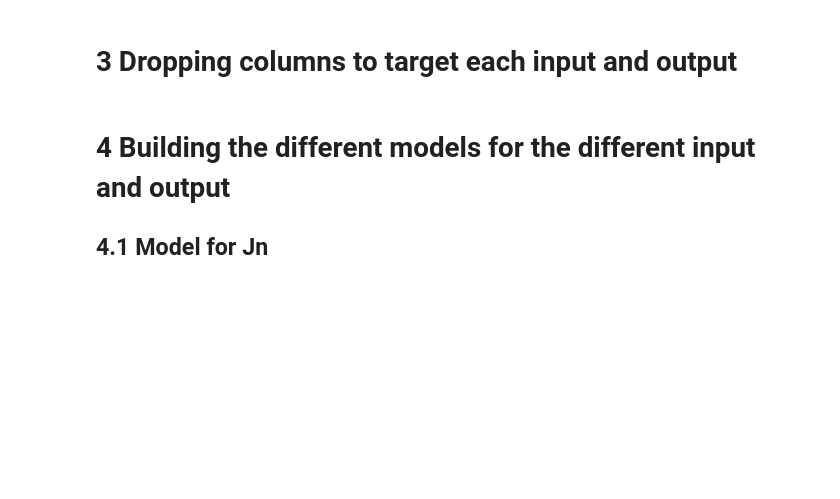
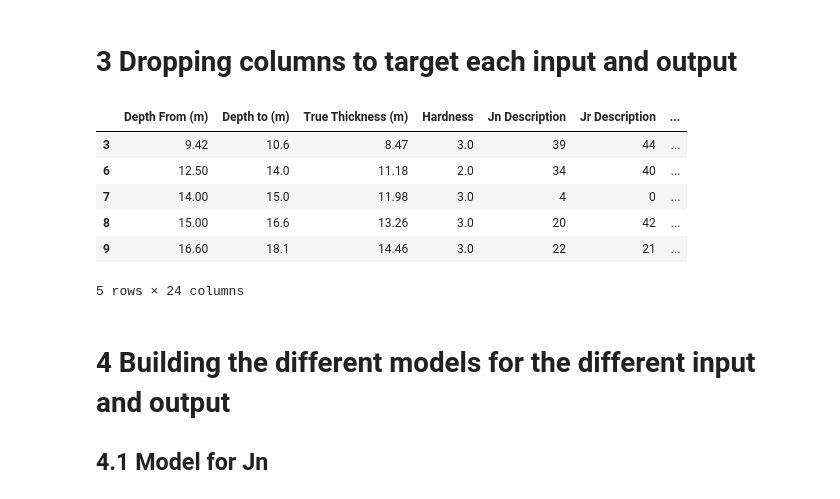
Before and after one commit to Fabchirajoul/model_with_flask, a Jupyter notebook: models/machine code/Capstone Project combined.ipynb, the cells around one changed output. Cells and saved outputs as stored; diff of their text form; code cells hidden in the pictures; blank space fills up the shorter version.

```diff
--- a/models/machine code/Capstone Project combined.ipynb
+++ b/models/machine code/Capstone Project combined.ipynb
@@ -269,4 +269,16 @@ sns.heatmap(data.corr(), fmt='0.2g', annot=True)
 [figure]
 # %% [markdown]
 # 3 Dropping columns to target each input and output
+# %%
+drop_col = ['Borehole ID','Run Length (m)','LNQ','Weathering','RQD m','Geotech Domain']
+data = data.drop(drop_col, axis=1)
+data.head()
+# %% [output]
+|  | Depth From (m) | Depth to (m) | True Thickness (m) | Hardness | Jn Description | Jr Description | ... |
+| 3 | 9.42 | 10.6 | 8.47 | 3.0 | 39 | 44 | ... |
+| 6 | 12.50 | 14.0 | 11.18 | 2.0 | 34 | 40 | ... |
+| 7 | 14.00 | 15.0 | 11.98 | 3.0 | 4 | 0 | ... |
+| 8 | 15.00 | 16.6 | 13.26 | 3.0 | 20 | 42 | ... |
+| 9 | 16.60 | 18.1 | 14.46 | 3.0 | 22 | 21 | ... |
+5 rows × 24 columns
 # %%
```
Also changed, not shown: parts of 12 cells of this notebook, 59 other files.
